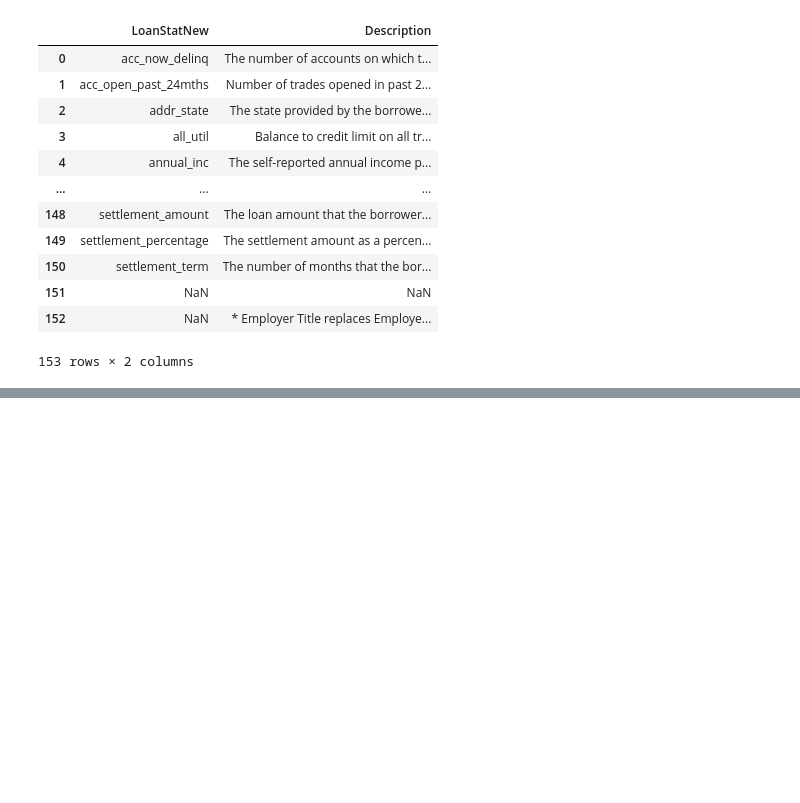
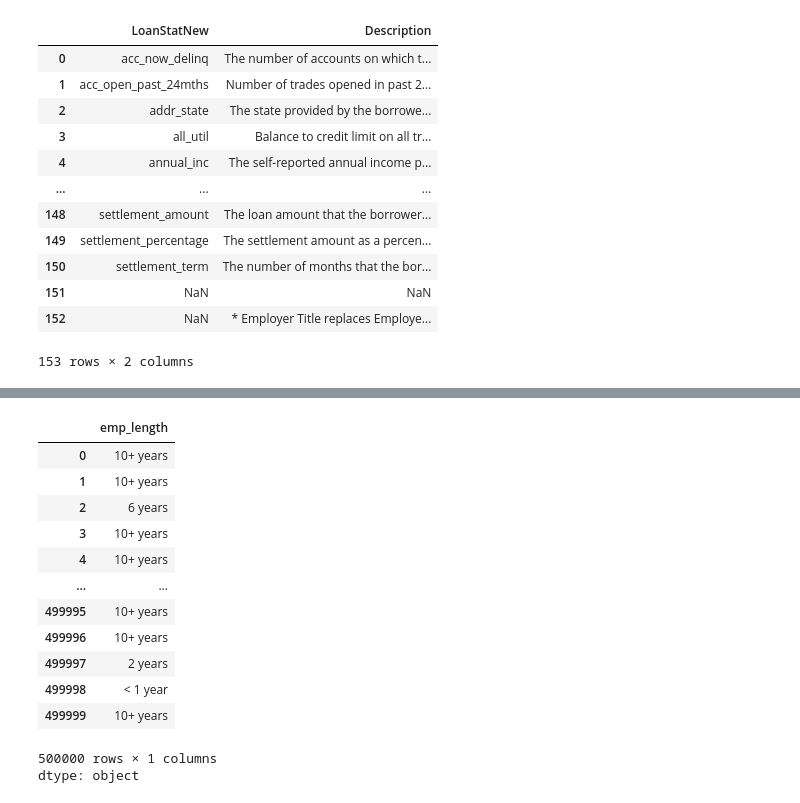
Before and after one commit to jqchen24-new/ml-zoomcamp, a Jupyter notebook: Capstone_project/project.ipynb, the cells around one changed output, grey strips where cells are left out. Cells and saved outputs as stored; diff of their text form; code cells hidden in the pictures; blank space fills up the shorter version.

```diff
--- a/Capstone_project/project.ipynb
+++ b/Capstone_project/project.ipynb
@@ -67,0 +237,17 @@ dtype: object
+# %%
+df['emp_length']
+# %% [output]
+|  | emp_length |
+| 0 | 10+ years |
+| 1 | 10+ years |
+| 2 | 6 years |
+| 3 | 10+ years |
+| 4 | 10+ years |
+| ... | ... |
+| 499995 | 10+ years |
+| 499996 | 10+ years |
+| 499997 | 2 years |
+| 499998 | < 1 year |
+| 499999 | 10+ years |
+500000 rows × 1 columns
+dtype: object
```
Also changed, not shown: parts of 22 cells of this notebook.
